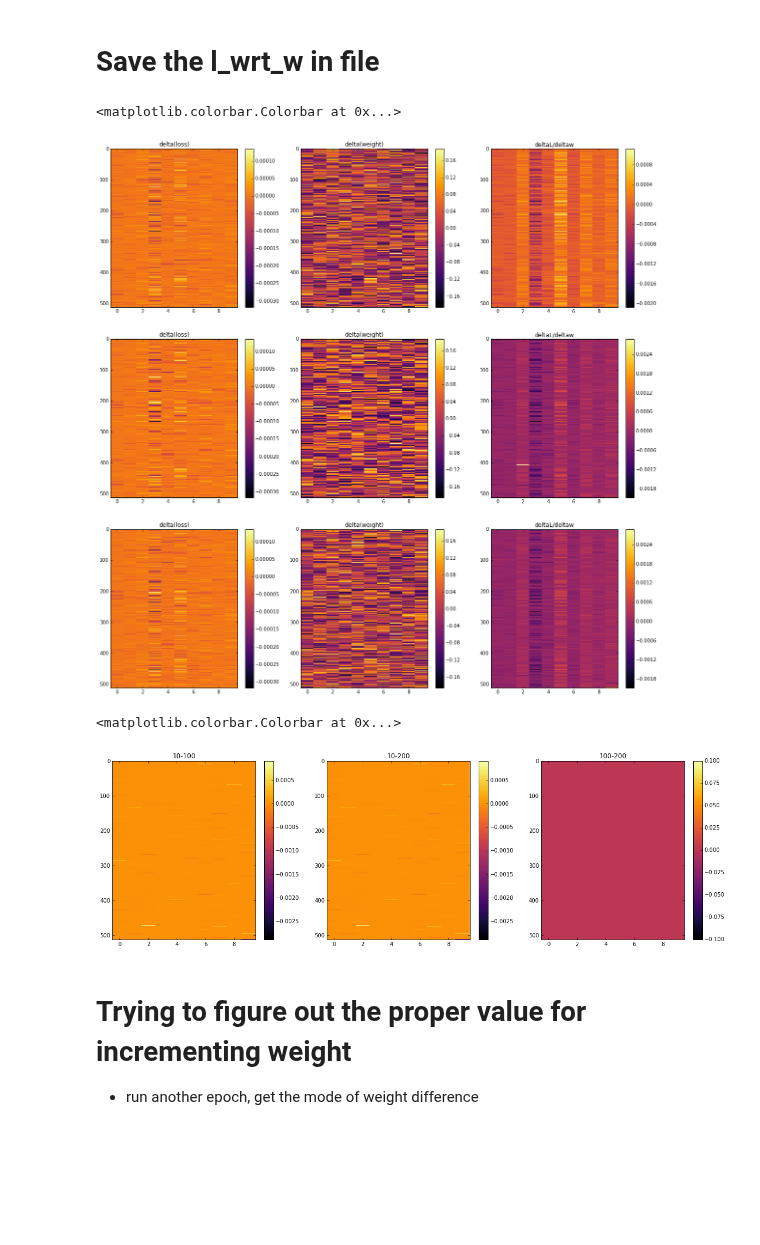
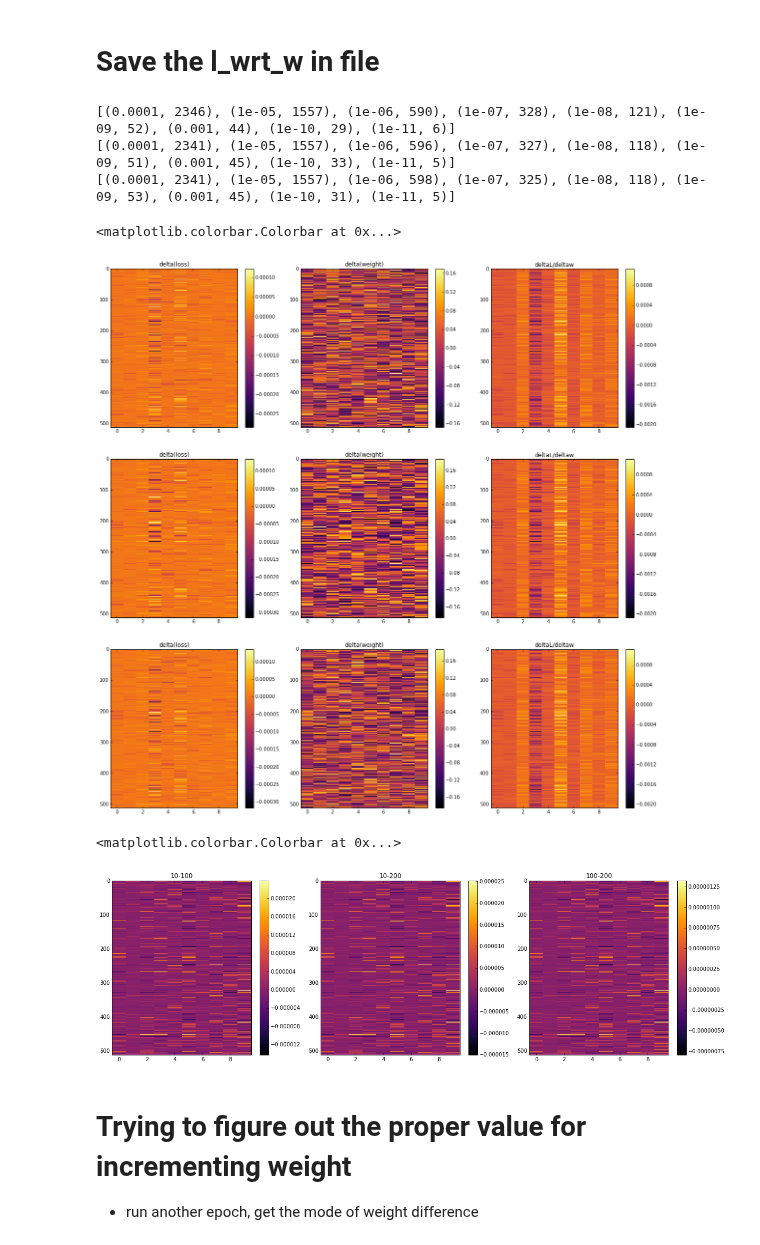
Before and after one commit to robroooh/ipynb_container, a Jupyter notebook: keras_mnist_mlp_1L.ipynb, the cells around one changed output. Cells and saved outputs as stored; diff of their text form; code cells hidden in the pictures; blank space fills up the shorter version.

```diff
--- a/keras_mnist_mlp_1L.ipynb
+++ b/keras_mnist_mlp_1L.ipynb
@@ -274,77 +258,84 @@ for i in range(l_wrt_w_10.shape[0]):
+# %%
+l_diff_10, w_diff_10 = get_lw(l_wrt_w_10)
+l_diff_100, w_diff_100 = get_lw(l_wrt_w_100)
+l_diff_200, w_diff_200 = get_lw(l_wrt_w_200)
+# sorted_by_second = sorted(data, key=lambda tup: tup[1])
+
+print (sorted([(1./k,v) for (k,v) in get_mode_by_order(l_diff_10/w_diff_10)],key=lambda tup:tup[1],reverse=True))
+print (sorted([(1./k,v) for (k,v) in get_mode_by_order(l_diff_100/w_diff_100)],key=lambda tup:tup[1],reverse=True))
+print (sorted([(1./k,v) for (k,v) in get_mode_by_order(l_diff_200/w_diff_200)],key=lambda tup:tup[1],reverse=True))
+# %% [output]
+[(0.0001, 2346), (1e-05, 1557), (1e-06, 590), (1e-07, 328), (1e-08, 121), (1e-09, 52), (0.001, 44), (1e-10, 29), (1e-11, 6)]
+[(0.0001, 2341), (1e-05, 1557), (1e-06, 596), (1e-07, 327), (1e-08, 118), (1e-09, 51), (0.001, 45), (1e-10, 33), (1e-11, 5)]
+[(0.0001, 2341), (1e-05, 1557), (1e-06, 598), (1e-07, 325), (1e-08, 118), (1e-09, 53), (0.001, 45), (1e-10, 31), (1e-11, 5)]
 # %%
-import matplotlib.pyplot as plt
-import numpy as np
-%matplotlib inline
-
-intp = 'None'
-
 plt.figure(figsize=(20,20))
 plt.subplot(331)
-plt.imshow(l_diff, cmap='inferno', aspect='auto', interpolation='none')
+plt.imshow(l_diff_10, cmap='inferno', aspect='auto', interpolation='none')
 plt.title('delta(loss)')
 plt.colorbar()
 
 plt.subplot(332)
-plt.imshow(w_diff, cmap='inferno', aspect='auto', interpolation='none')
+plt.imshow(w_diff_10, cmap='inferno', aspect='auto', interpolation='none')
 plt.title('delta(weight)')
 plt.colorbar()
 
 plt.subplot(333)
-plt.imshow(l_diff/w_diff, cmap='inferno', aspect='auto', interpolation='none')
+plt.imshow(l_diff_10/w_diff_10, cmap='inferno', aspect='auto', interpolation='none')
 plt.title('deltaL/deltaw')
 plt.colorbar()
 
 plt.subplot(334)
-plt.imshow(l_diff100, cmap='inferno', aspect='auto', interpolation='none')
+plt.imshow(l_diff_100, cmap='inferno', aspect='auto', interpolation='none')
 plt.title('delta(loss)')
 plt.colorbar()
 
 plt.subplot(335)
-plt.imshow(w_diff100, cmap='inferno', aspect='auto', interpolation='none')
+plt.imshow(w_diff_100, cmap='inferno', aspect='auto', interpolation='none')
 plt.title('delta(weight)')
 plt.colorbar()
 
 plt.subplot(336)
-plt.imshow(l_diff100/w_diff100, cmap='inferno', aspect='auto', interpolation='none')
+plt.imshow(l_diff_100/w_diff_100, cmap='inferno', aspect='auto', interpolation='none')
 plt.title('deltaL/deltaw')
 plt.colorbar()
 
 plt.subplot(337)
-plt.imshow(l_diff200, cmap='inferno', aspect='auto', interpolation='none')
+plt.imshow(l_diff_200, cmap='inferno', aspect='auto', interpolation='none')
 plt.title('delta(loss)')
 plt.colorbar()
 
 plt.subplot(338)
-plt.imshow(w_diff200, cmap='inferno', aspect='auto', interpolation='none')
+plt.imshow(w_diff_200, cmap='inferno', aspect='auto', interpolation='none')
 plt.title('delta(weight)')
 plt.colorbar()
 
 plt.subplot(339)
-plt.imshow(l_diff200/w_diff200, cmap='inferno', aspect='auto', interpolation='none')
+plt.imshow(l_diff_200/w_diff_200, cmap='inferno', aspect='auto', interpolation='none')
 plt.title('deltaL/deltaw')
 plt.colorbar()
 # %% [output]
 <matplotlib.colorbar.Colorbar at 0x...>
-[figure, old version]
+[figure, new version]
 # %%
 plt.figure(figsize=(20,20))
 plt.subplot(331)
-plt.imshow((l_diff/w_diff) - (l_diff100/w_diff100), cmap='inferno', aspect='auto', interpolation='none')
+plt.imshow((l_diff_10/w_diff_10) - (l_diff_100/w_diff_100), cmap='inferno', aspect='auto', interpolation='none')
 plt.title('10-100')
 plt.colorbar()
 
 plt.subplot(332)
-plt.imshow((l_diff/w_diff) - (l_diff200/w_diff200), cmap='inferno', aspect='auto', interpolation='none')
+plt.imshow((l_diff_10/w_diff_10) - (l_diff_200/w_diff_200), cmap='inferno', aspect='auto', interpolation='none')
 plt.title('10-200')
 plt.colorbar()
 
 plt.subplot(333)
-plt.imshow((l_diff100/w_diff100) - (l_diff200/w_diff200), cmap='inferno', aspect='auto', interpolation='none')
+plt.imshow((l_diff_100/w_diff_100) - (l_diff_200/w_diff_200), cmap='inferno', aspect='auto', interpolation='none')
 plt.title('100-200')
 plt.colorbar()
 # %% [output]
 <matplotlib.colorbar.Colorbar at 0x...>
-[figure, old version]
+[figure, new version]
 # %% [markdown]
 # Trying to figure out the proper value for incrementing weight
  - run another epoch, get the mode of weight difference
```
Also changed, not shown: parts of 6 cells of this notebook.
